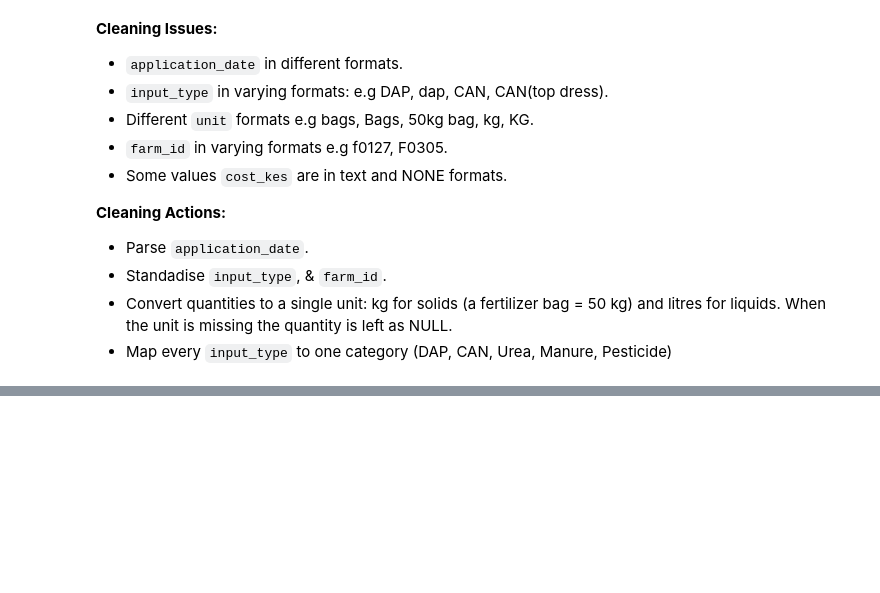
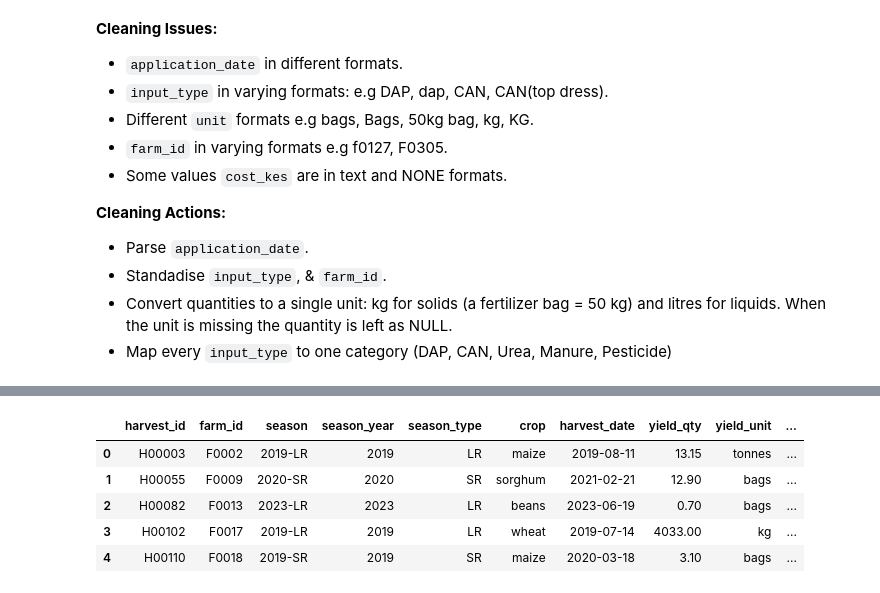
Before and after one commit to edi-kanyua/Predictive-Modeling-in-Agriculture, a Jupyter notebook: Agriculture_ELT.ipynb, the cells around one changed output, grey strips where cells are left out. Saved outputs shown, nothing was run; the diff lists cells and outputs as text; code cells hidden in the pictures; blank space fills up the shorter version.

```diff
--- a/Agriculture_ELT.ipynb
+++ b/Agriculture_ELT.ipynb
@@ -738,0 +823,55 @@ conn.sql("SELECT * FROM staging.inputs LIMIT 5").df()
+# %%
+# Clean & tranformations ops
+conn.sql("""
+    CREATE OR REPLACE TABLE staging.harvests AS
+    WITH cleaned AS (
+        SELECT
+            r.harvest_id,
+            clean_farm_id(r.farm_id) AS farm_id,
+            clean_season(r.season) AS season,
+            clean_crop(r.crop) AS crop,
+            parse_date(r.harvest_date) AS harvest_date,
+            CASE WHEN TRY_CAST(r.yield_qty AS DOUBLE) < 0 THEN NULL
+                 ELSE TRY_CAST(r.yield_qty AS DOUBLE) END AS yield_qty,
+            CASE
+                WHEN lower(trim(r.yield_unit)) IN ('kg', 'kgs') THEN 'kg'
+                WHEN lower(trim(r.yield_unit)) IN ('bag', 'bags', '90kg bag') THEN 'bags'
+                WHEN lower(trim(r.yield_unit)) IN ('t', 'tonnes', 'mt') THEN 'tonnes'
+            END AS yield_unit,
+            NULLIF(lower(trim(r.notes)), '') AS notes,
+            r.rowid AS _row
+        FROM raw.harvests r
+    ),
+    ranked AS (
+        SELECT *, ROW_NUMBER() OVER (PARTITION BY harvest_id ORDER BY _row) AS rn
+        FROM cleaned
+    )
+    SELECT
+        harvest_id,
+        farm_id,
+        season,
+        CAST(split_part(season, '-', 1) AS INTEGER) AS season_year,
+        split_part(season, '-', 2) AS season_type,
+        crop,
+        harvest_date,
+        yield_qty,
+        yield_unit,
+        CASE yield_unit
+            WHEN 'kg' THEN yield_qty
+            WHEN 'bags' THEN yield_qty * 90
+            WHEN 'tonnes' THEN yield_qty * 1000
+        END AS yield_kg,
+        notes
+    FROM ranked
+    WHERE rn = 1
+      AND farm_id IN (SELECT farm_id FROM staging.farms)
+""")
+
+conn.sql("SELECT * FROM staging.harvests LIMIT 5").df()
+# %% [output]
+|  | harvest_id | farm_id | season | season_year | season_type | crop | harvest_date | yield_qty | yield_unit | ... |
+| 0 | H00003 | F0002 | 2019-LR | 2019 | LR | maize | 2019-08-11 | 13.15 | tonnes | ... |
+| 1 | H00055 | F0009 | 2020-SR | 2020 | SR | sorghum | 2021-02-21 | 12.90 | bags | ... |
+| 2 | H00082 | F0013 | 2023-LR | 2023 | LR | beans | 2023-06-19 | 0.70 | bags | ... |
+| 3 | H00102 | F0017 | 2019-LR | 2019 | LR | wheat | 2019-07-14 | 4033.00 | kg | ... |
+| 4 | H00110 | F0018 | 2019-SR | 2019 | SR | maize | 2020-03-18 | 3.10 | bags | ... |
```
Also changed, not shown: parts of 18 cells of this notebook.
